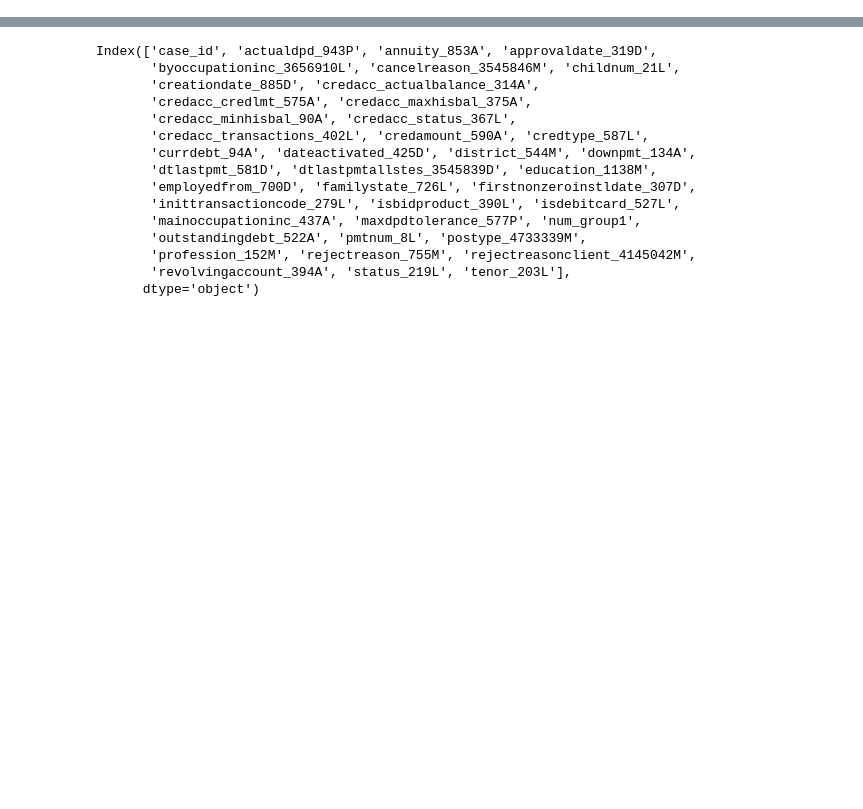
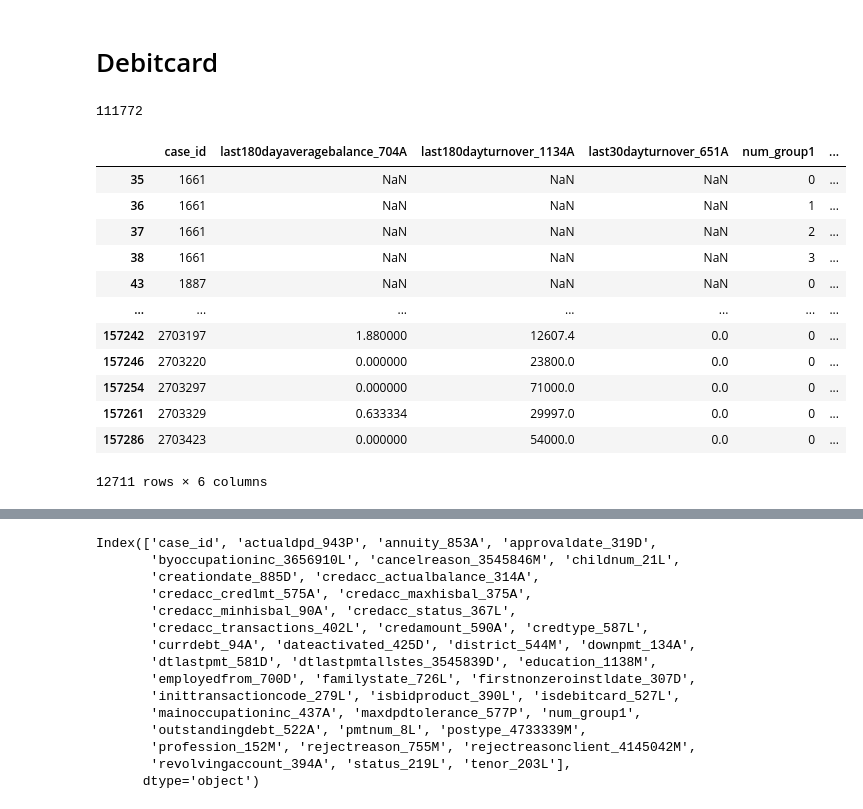
Before and after one commit to manpreetsingh227/MSc-project, a Jupyter notebook: notebooks/featureselection.ipynb, the cells around one changed output, grey strips where cells are left out. Cells and saved outputs as stored; diff of their text form; code cells hidden in the pictures; blank space fills up the shorter version.

```diff
--- a/notebooks/featureselection.ipynb
+++ b/notebooks/featureselection.ipynb
@@ -4,0 +75,22 @@ base_cba = pd.read_parquet(path + "base.parquet", columns=['case_id','WEEK_NUM',
+# %% [markdown]
+# Debitcard
+# %%
+debitcard_1["case_id"].nunique()
+# %% [output]
+111772
+# %%
+debitcard_1[debitcard_1["openingdate_857D"].isnull()]
+# %% [output]
+|  | case_id | last180dayaveragebalance_704A | last180dayturnover_1134A | last30dayturnover_651A | num_group1 | ... |
+| 35 | 1661 | NaN | NaN | NaN | 0 | ... |
+| 36 | 1661 | NaN | NaN | NaN | 1 | ... |
+| 37 | 1661 | NaN | NaN | NaN | 2 | ... |
+| 38 | 1661 | NaN | NaN | NaN | 3 | ... |
+| 43 | 1887 | NaN | NaN | NaN | 0 | ... |
+| ... | ... | ... | ... | ... | ... | ... |
+| 157242 | 2703197 | 1.880000 | 12607.4 | 0.0 | 0 | ... |
+| 157246 | 2703220 | 0.000000 | 23800.0 | 0.0 | 0 | ... |
+| 157254 | 2703297 | 0.000000 | 71000.0 | 0.0 | 0 | ... |
+| 157261 | 2703329 | 0.633334 | 29997.0 | 0.0 | 0 | ... |
+| 157286 | 2703423 | 0.000000 | 54000.0 | 0.0 | 0 | ... |
+12711 rows × 6 columns
```
Also changed, not shown: parts of 46 cells of this notebook.
